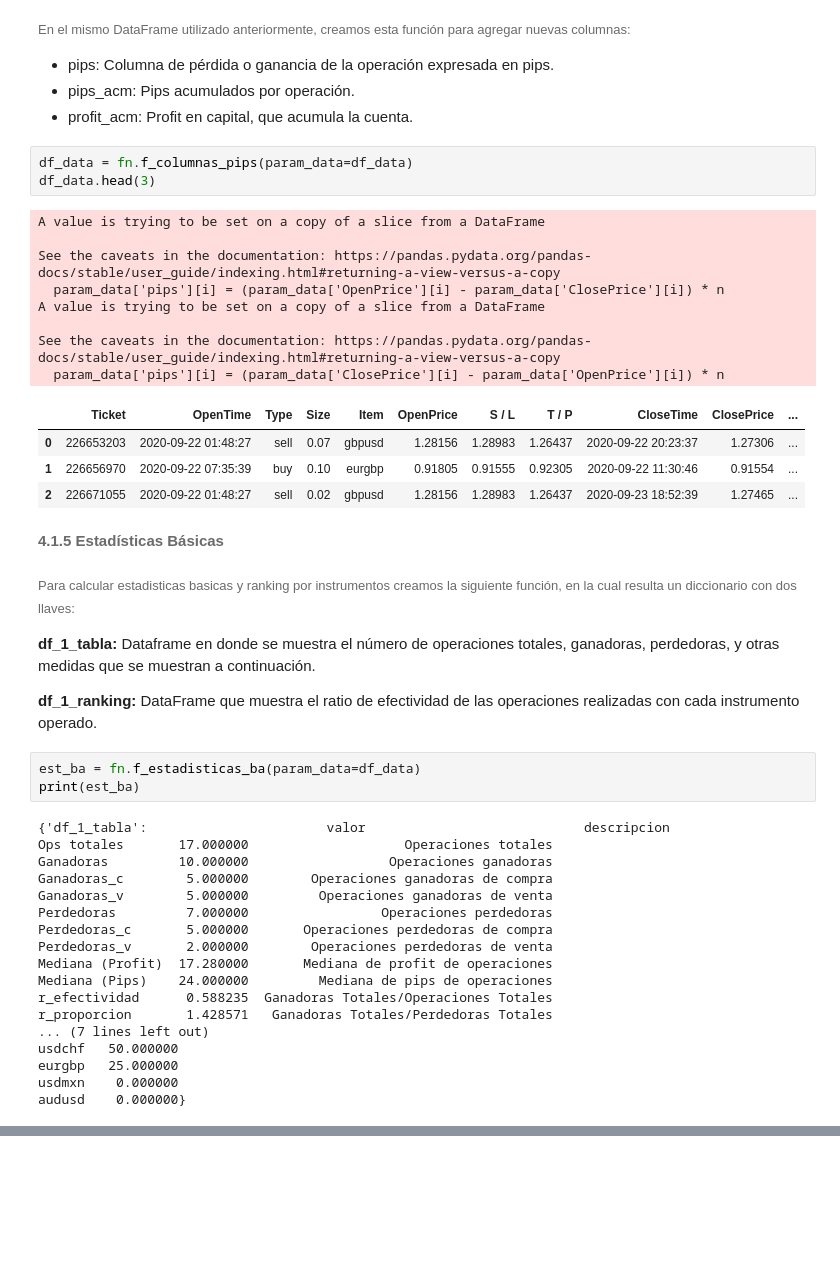
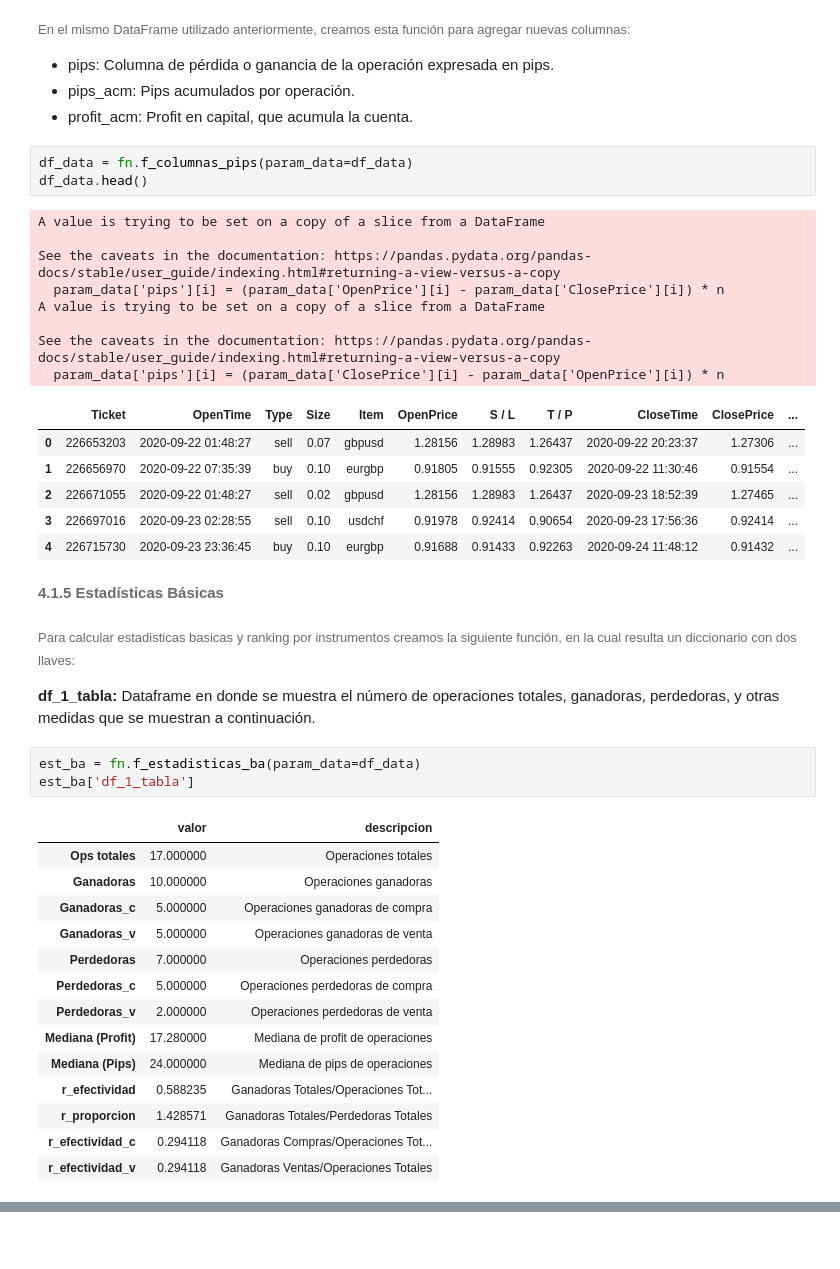
Before and after one commit to lizette98/myst_equipo8_lab3, a Jupyter notebook: notebook.ipynb, the cells around one changed output, grey strips where cells are left out. Drawn from its saved outputs; the diff is of its cells as text; blank space fills up the shorter version.

```diff
--- a/notebook.ipynb
+++ b/notebook.ipynb
@@ -135,7 +137,7 @@ df_data.head(3)
 - profit_acm: Profit en capital, que acumula la cuenta.
 # %%
 df_data = fn.f_columnas_pips(param_data=df_data)
-df_data.head(3)
+df_data.head()
 # %% [output]
 A value is trying to be set on a copy of a slice from a DataFrame
 
@@ -149,6 +151,8 @@ See the caveats in the documentation: https://pandas.pydata.org/pandas-docs/stab
 | 0 | 226653203 | 2020-09-22 01:48:27 | sell | 0.07 | gbpusd | 1.28156 | 1.28983 | 1.26437 | 2020-09-22 20:23:37 | 1.27306 | ... |
 | 1 | 226656970 | 2020-09-22 07:35:39 | buy | 0.10 | eurgbp | 0.91805 | 0.91555 | 0.92305 | 2020-09-22 11:30:46 | 0.91554 | ... |
 | 2 | 226671055 | 2020-09-22 01:48:27 | sell | 0.02 | gbpusd | 1.28156 | 1.28983 | 1.26437 | 2020-09-23 18:52:39 | 1.27465 | ... |
+| 3 | 226697016 | 2020-09-23 02:28:55 | sell | 0.10 | usdchf | 0.91978 | 0.92414 | 0.90654 | 2020-09-23 17:56:36 | 0.92414 | ... |
+| 4 | 226715730 | 2020-09-23 23:36:45 | buy | 0.10 | eurgbp | 0.91688 | 0.91433 | 0.92263 | 2020-09-24 11:48:12 | 0.91432 | ... |
 # %% [markdown]
 <font color= #6B6B6B> <font size = 4.5> **4.1.5 Estadísticas Básicas** </font>
 # %% [markdown]
@@ -156,26 +160,21 @@ See the caveats in the documentation: https://pandas.pydata.org/pandas-docs/stab
 
 **df_1_tabla:** Dataframe en donde se muestra el número de operaciones totales, ganadoras, perdedoras, y otras medidas que se muestran a continuación.
 <br>
-
-**df_1_ranking:** DataFrame que muestra el ratio de efectividad de las operaciones realizadas con cada instrumento operado.
 # %%
 est_ba = fn.f_estadisticas_ba(param_data=df_data)
-print(est_ba)
+est_ba['df_1_tabla']
 # %% [output]
-{'df_1_tabla':                       valor                            descripcion
-Ops totales       17.000000                    Operaciones totales
-Ganadoras         10.000000                  Operaciones ganadoras
-Ganadoras_c        5.000000        Operaciones ganadoras de compra
-Ganadoras_v        5.000000         Operaciones ganadoras de venta
-Perdedoras         7.000000                 Operaciones perdedoras
-Perdedoras_c       5.000000       Operaciones perdedoras de compra
-Perdedoras_v       2.000000        Operaciones perdedoras de venta
-Mediana (Profit)  17.280000       Mediana de profit de operaciones
-Mediana (Pips)    24.000000         Mediana de pips de operaciones
-r_efectividad      0.588235  Ganadoras Totales/Operaciones Totales
-r_proporcion       1.428571   Ganadoras Totales/Perdedoras Totales
-... (7 lines left out)
-usdchf   50.000000
-eurgbp   25.000000
-usdmxn    0.000000
-audusd    0.000000}
+|  | valor | descripcion |
+| Ops totales | 17.000000 | Operaciones totales |
+| Ganadoras | 10.000000 | Operaciones ganadoras |
+| Ganadoras_c | 5.000000 | Operaciones ganadoras de compra |
+| Ganadoras_v | 5.000000 | Operaciones ganadoras de venta |
+| Perdedoras | 7.000000 | Operaciones perdedoras |
+| Perdedoras_c | 5.000000 | Operaciones perdedoras de compra |
+| Perdedoras_v | 2.000000 | Operaciones perdedoras de venta |
+| Mediana (Profit) | 17.280000 | Mediana de profit de operaciones |
+| Mediana (Pips) | 24.000000 | Mediana de pips de operaciones |
+| r_efectividad | 0.588235 | Ganadoras Totales/Operaciones Tot... |
+| r_proporcion | 1.428571 | Ganadoras Totales/Perdedoras Totales |
+| r_efectividad_c | 0.294118 | Ganadoras Compras/Operaciones Tot... |
+| r_efectividad_v | 0.294118 | Ganadoras Ventas/Operaciones Totales |
```
Also changed, not shown: parts of 21 cells of this notebook, 2 other files.
